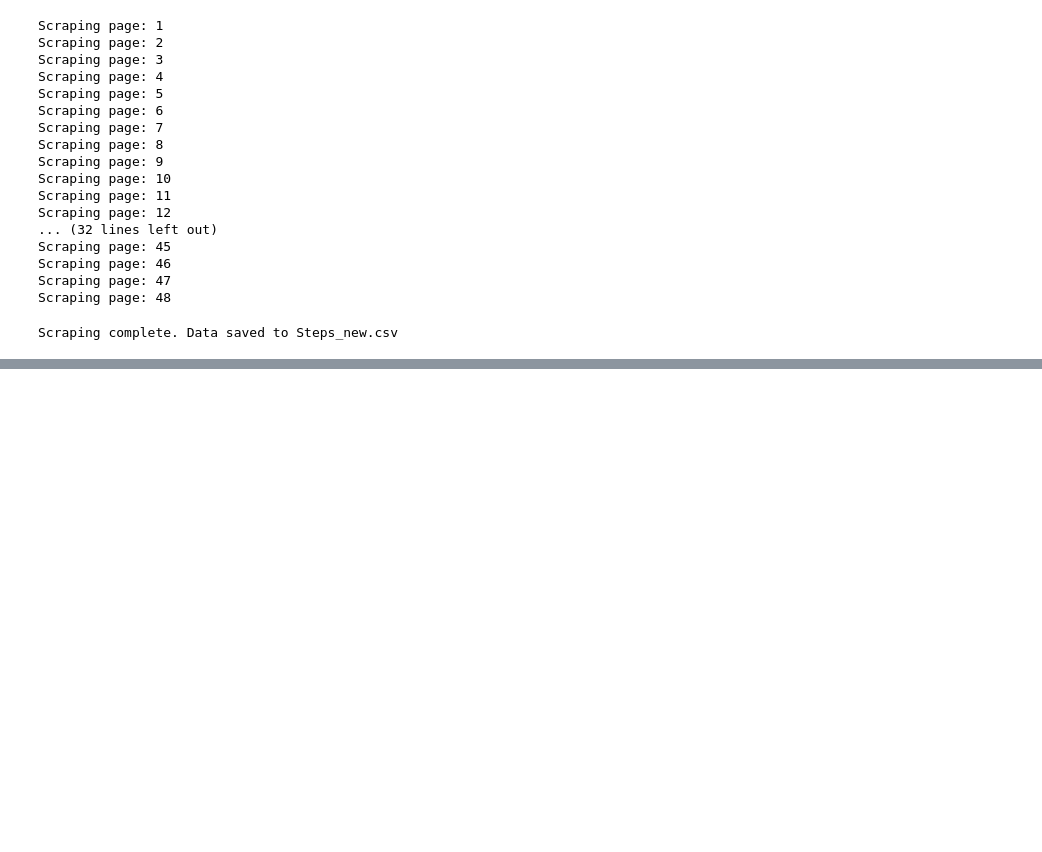
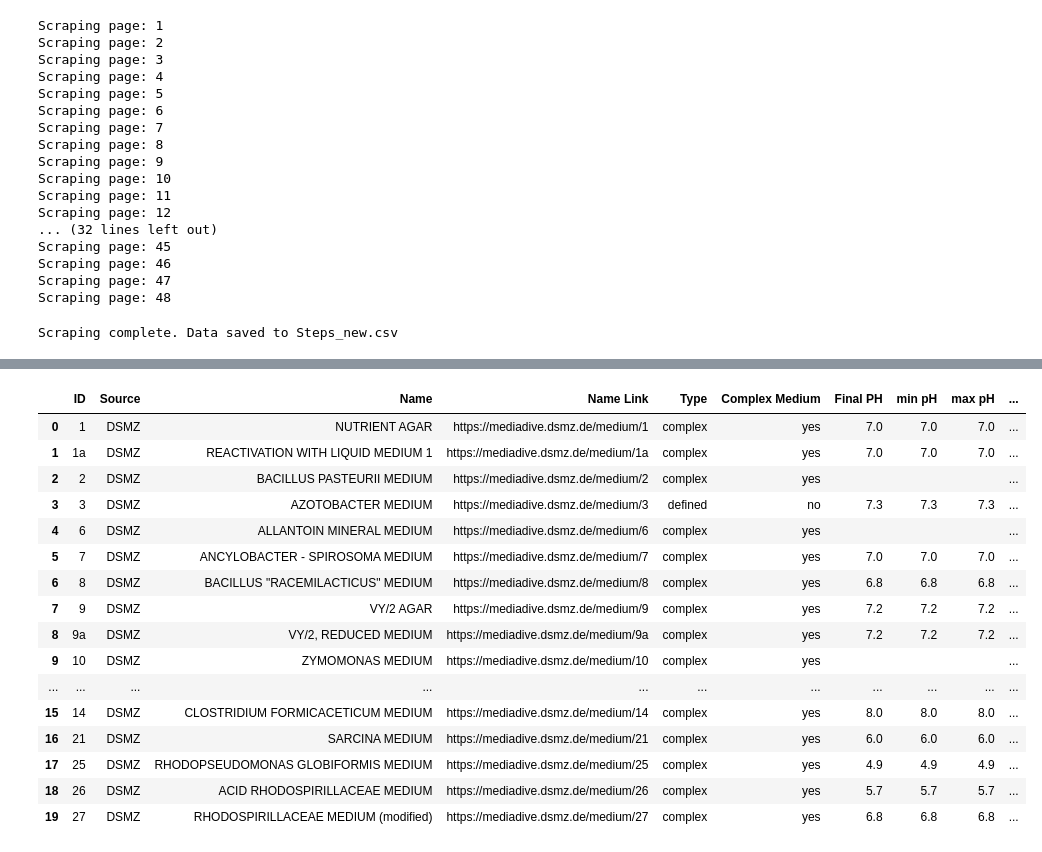
Before and after one commit to qqgjyx/MATH-Group-Scrapper, a Jupyter notebook: runkun.ipynb, the cells around one changed output, grey strips where cells are left out. Saved outputs shown, nothing was run; the diff lists cells and outputs as text; code cells hidden in the pictures; blank space fills up the shorter version.

Commit message:
v4.9.3d  media done  gas done  steps done  ingredients.ipynb done

```diff
--- a/runkun.ipynb
+++ b/runkun.ipynb
@@ -324,0 +391,76 @@ Error fetching page 166: ('Connection aborted.', ConnectionResetError(54, 'Conne
+# %%
+# Function to extract data from a single page
+def extract_data_from_namelink(namelink, pbar ,retries=5):
+    for attempt in range(retries):
+        try:
+            response = requests.get(namelink)
+            response.raise_for_status()
+            soup_n = BeautifulSoup(response.content, 'html.parser')
+
+            metadata_table = soup_n.find('table', class_='table small', id="metadata-box") if soup_n.find('table', class_='table small', id="metadata-box") else None
+            if metadata_table:
+                last_modified = soup_n.select_one("td:contains('Last modified:')").find_next_sibling('td').get_text(strip=True) if soup_n.select_one("td:contains('Last modified:')") else None
+            else:
+                last_modified = None
+
+            related_table = soup_n.find('div', class_="box", id="related-media-box") if soup_n.find('div', class_="box", id="related-media-box") else None
+            related_ids = []
+            related_names = []
+            if related_table:
+                related_ids = [tr.find_all('td')[0].find('a').get_text(strip=True) for tr in related_table.find_all('tr')]
+                related_names = ['"' + tr.find_all('td')[1].get_text(strip=True) + '"' for tr in related_table.find_all('tr')]
+
+            strains_with_mod = soup_n.select_one("td:contains('Strains with modifications:')").find_next_sibling('td').get_text(strip=True) if soup_n.select_one("td:contains('Strains with modifications:')") else None
+
+            div_responsive = soup_n.find('div', class_='box', id="bacdive-box") if soup_n.find('div', class_='box', id="bacdive-box") else None
+            if div_responsive:
+                table_responsive = div_responsive.find('div', class_="table-responsive") if soup_n.find('div', class_="table-responsive") else None
+            else:
+                table_responsive = None
+            cultivation_metadata = []
+            if table_responsive:
+                for row in table_responsive.find_all('tr'):
+                    cultivation_metadata.append([re.sub(r'\s+', ' ', td.get_text(strip=True)) for td in row.find_all('td')])
+
+            pbar.update(1)
+            return [namelink, last_modified, related_ids, related_names, strains_with_mod, cultivation_metadata]
+        except (requests.exceptions.RequestException, ConnectionResetError) as e:
+            print(f"Error fetching name link {namelink}: {e}. Retrying {attempt + 1}/{retries}...")
+            time.sleep(1)  # Wait before retrying
+    return [namelink, None, ]
+
+# Extract additional data from all Name links
+namelink_data = []
+name_links = df['Name Link'].dropna().unique()
+
+with tqdm(total=len(name_links), desc="Namelink Progress") as pbar:
+    with ThreadPoolExecutor(max_workers=max_workers) as executor:
+        future_to_name_link = {executor.submit(extract_data_from_namelink, name_link, pbar): name_link for name_link in name_links}
+        for future in as_completed(future_to_name_link):
+            link_data = future.result()
+            namelink_data.append(link_data)
+
+    namelink_data_columns = ["Name Link", "Last modified", "Related media ID for medium", "Related media name for medium", "Strains with modifications", "Cultivation metadata from strains"]
+    namelink_df = pd.DataFrame(namelink_data, columns=namelink_data_columns)
+
+    merged_df = pd.merge(df, namelink_df, on='Name Link', how='left').fillna("")
+
+merged_df
+# %% [output]
+|  | ID | Source | Name | Name Link | Type | Complex Medium | Final PH | min pH | max pH | ... |
+| 0 | 1 | DSMZ | NUTRIENT AGAR | https://mediadive.dsmz.de/medium/1 | complex | yes | 7.0 | 7.0 | 7.0 | ... |
+| 1 | 1a | DSMZ | REACTIVATION WITH LIQUID MEDIUM 1 | https://mediadive.dsmz.de/medium/1a | complex | yes | 7.0 | 7.0 | 7.0 | ... |
+| 2 | 2 | DSMZ | BACILLUS PASTEURII MEDIUM | https://mediadive.dsmz.de/medium/2 | complex | yes |  |  |  | ... |
+| 3 | 3 | DSMZ | AZOTOBACTER MEDIUM | https://mediadive.dsmz.de/medium/3 | defined | no | 7.3 | 7.3 | 7.3 | ... |
+| 4 | 6 | DSMZ | ALLANTOIN MINERAL MEDIUM | https://mediadive.dsmz.de/medium/6 | complex | yes |  |  |  | ... |
+| 5 | 7 | DSMZ | ANCYLOBACTER - SPIROSOMA MEDIUM | https://mediadive.dsmz.de/medium/7 | complex | yes | 7.0 | 7.0 | 7.0 | ... |
+| 6 | 8 | DSMZ | BACILLUS "RACEMILACTICUS" MEDIUM | https://mediadive.dsmz.de/medium/8 | complex | yes | 6.8 | 6.8 | 6.8 | ... |
+| 7 | 9 | DSMZ | VY/2 AGAR | https://mediadive.dsmz.de/medium/9 | complex | yes | 7.2 | 7.2 | 7.2 | ... |
+| 8 | 9a | DSMZ | VY/2, REDUCED MEDIUM | https://mediadive.dsmz.de/medium/9a | complex | yes | 7.2 | 7.2 | 7.2 | ... |
+| 9 | 10 | DSMZ | ZYMOMONAS MEDIUM | https://mediadive.dsmz.de/medium/10 | complex | yes |  |  |  | ... |
+| ... | ... | ... | ... | ... | ... | ... | ... | ... | ... | ... |
+| 15 | 14 | DSMZ | CLOSTRIDIUM FORMICACETICUM MEDIUM | https://mediadive.dsmz.de/medium/14 | complex | yes | 8.0 | 8.0 | 8.0 | ... |
+| 16 | 21 | DSMZ | SARCINA MEDIUM | https://mediadive.dsmz.de/medium/21 | complex | yes | 6.0 | 6.0 | 6.0 | ... |
+| 17 | 25 | DSMZ | RHODOPSEUDOMONAS GLOBIFORMIS MEDIUM | https://mediadive.dsmz.de/medium/25 | complex | yes | 4.9 | 4.9 | 4.9 | ... |
+| 18 | 26 | DSMZ | ACID RHODOSPIRILLACEAE MEDIUM | https://mediadive.dsmz.de/medium/26 | complex | yes | 5.7 | 5.7 | 5.7 | ... |
+| 19 | 27 | DSMZ | RHODOSPIRILLACEAE MEDIUM (modified) | https://mediadive.dsmz.de/medium/27 | complex | yes | 6.8 | 6.8 | 6.8 | ... |
```
Also changed, not shown: parts of 3 cells of this notebook, 4 other files.
